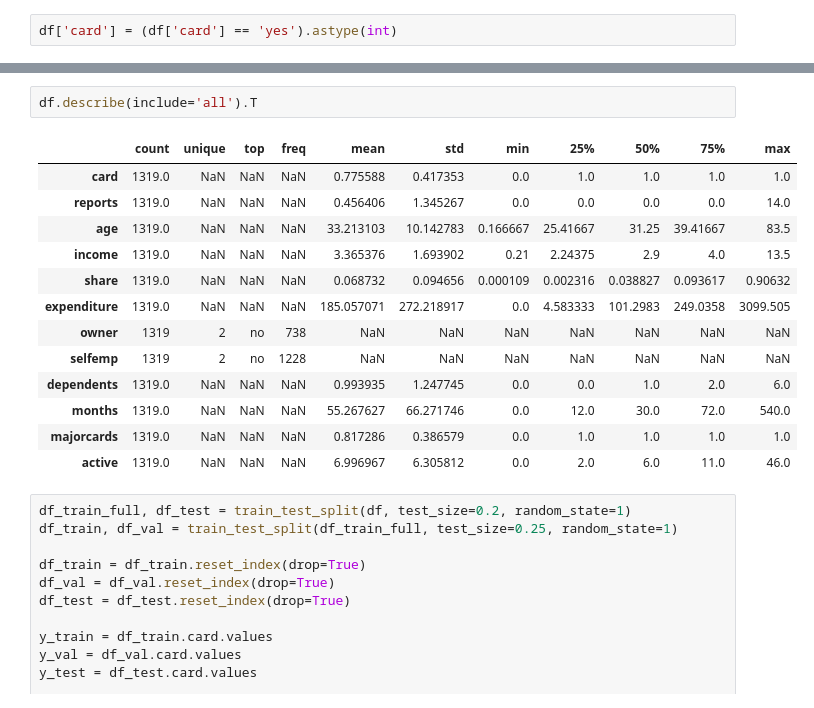
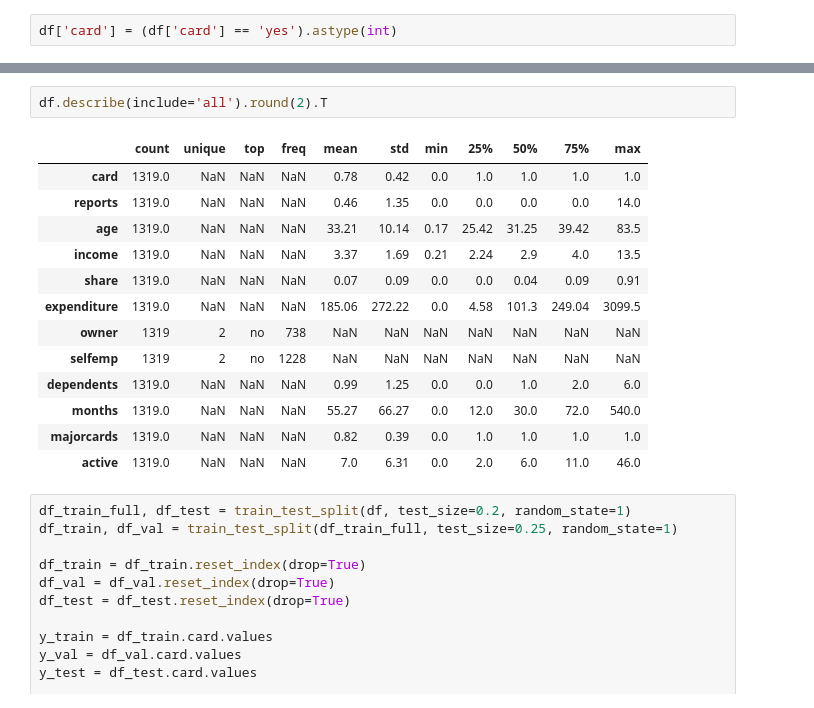
Before and after one commit to yachtsman/ml-zoomcamp-2022, a Jupyter notebook: 04-evaluation/04-Homework_st.ipynb, the cells around one changed output, grey strips where cells are left out. Drawn from its saved outputs; the diff is of its cells as text.

```diff
--- a/04-evaluation/04-Homework_st.ipynb
+++ b/04-evaluation/04-Homework_st.ipynb
@@ -72,19 +57,19 @@ sns.pairplot(df);
 # %%
-df.describe(include='all').T
+df.describe(include='all').round(2).T
 # %% [output]
 |  | count | unique | top | freq | mean | std | min | 25% | 50% | 75% | max |
-| card | 1319.0 | NaN | NaN | NaN | 0.775588 | 0.417353 | 0.0 | 1.0 | 1.0 | 1.0 | 1.0 |
-| reports | 1319.0 | NaN | NaN | NaN | 0.456406 | 1.345267 | 0.0 | 0.0 | 0.0 | 0.0 | 14.0 |
-| age | 1319.0 | NaN | NaN | NaN | 33.213103 | 10.142783 | 0.166667 | 25.41667 | 31.25 | 39.41667 | 83.5 |
-| income | 1319.0 | NaN | NaN | NaN | 3.365376 | 1.693902 | 0.21 | 2.24375 | 2.9 | 4.0 | 13.5 |
-| share | 1319.0 | NaN | NaN | NaN | 0.068732 | 0.094656 | 0.000109 | 0.002316 | 0.038827 | 0.093617 | 0.90632 |
-| expenditure | 1319.0 | NaN | NaN | NaN | 185.057071 | 272.218917 | 0.0 | 4.583333 | 101.2983 | 249.0358 | 3099.505 |
+| card | 1319.0 | NaN | NaN | NaN | 0.78 | 0.42 | 0.0 | 1.0 | 1.0 | 1.0 | 1.0 |
+| reports | 1319.0 | NaN | NaN | NaN | 0.46 | 1.35 | 0.0 | 0.0 | 0.0 | 0.0 | 14.0 |
+| age | 1319.0 | NaN | NaN | NaN | 33.21 | 10.14 | 0.17 | 25.42 | 31.25 | 39.42 | 83.5 |
+| income | 1319.0 | NaN | NaN | NaN | 3.37 | 1.69 | 0.21 | 2.24 | 2.9 | 4.0 | 13.5 |
+| share | 1319.0 | NaN | NaN | NaN | 0.07 | 0.09 | 0.0 | 0.0 | 0.04 | 0.09 | 0.91 |
+| expenditure | 1319.0 | NaN | NaN | NaN | 185.06 | 272.22 | 0.0 | 4.58 | 101.3 | 249.04 | 3099.5 |
 | owner | 1319 | 2 | no | 738 | NaN | NaN | NaN | NaN | NaN | NaN | NaN |
 | selfemp | 1319 | 2 | no | 1228 | NaN | NaN | NaN | NaN | NaN | NaN | NaN |
-| dependents | 1319.0 | NaN | NaN | NaN | 0.993935 | 1.247745 | 0.0 | 0.0 | 1.0 | 2.0 | 6.0 |
-| months | 1319.0 | NaN | NaN | NaN | 55.267627 | 66.271746 | 0.0 | 12.0 | 30.0 | 72.0 | 540.0 |
-| majorcards | 1319.0 | NaN | NaN | NaN | 0.817286 | 0.386579 | 0.0 | 1.0 | 1.0 | 1.0 | 1.0 |
-| active | 1319.0 | NaN | NaN | NaN | 6.996967 | 6.305812 | 0.0 | 2.0 | 6.0 | 11.0 | 46.0 |
+| dependents | 1319.0 | NaN | NaN | NaN | 0.99 | 1.25 | 0.0 | 0.0 | 1.0 | 2.0 | 6.0 |
+| months | 1319.0 | NaN | NaN | NaN | 55.27 | 66.27 | 0.0 | 12.0 | 30.0 | 72.0 | 540.0 |
+| majorcards | 1319.0 | NaN | NaN | NaN | 0.82 | 0.39 | 0.0 | 1.0 | 1.0 | 1.0 | 1.0 |
+| active | 1319.0 | NaN | NaN | NaN | 7.0 | 6.31 | 0.0 | 2.0 | 6.0 | 11.0 | 46.0 |
 # %%
 df_train_full, df_test = train_test_split(df, test_size=0.2, random_state=1)
 df_train, df_val = train_test_split(df_train_full, test_size=0.25, random_state=1)
```
Also changed, not shown: parts of 28 cells of this notebook, 1 other file.
